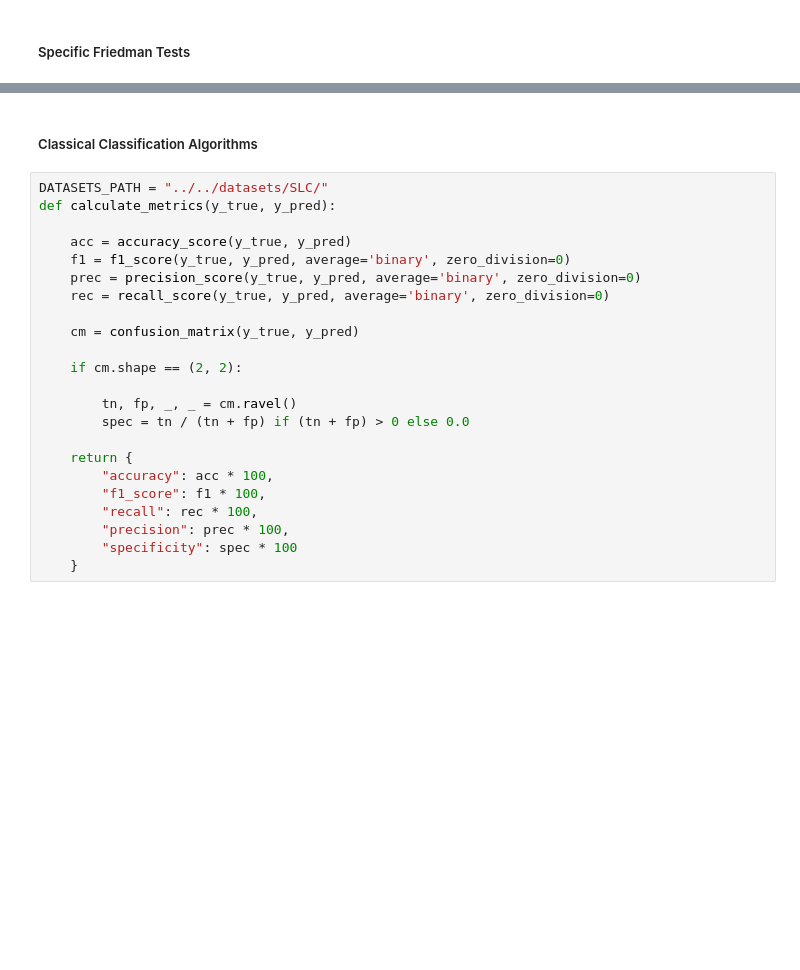
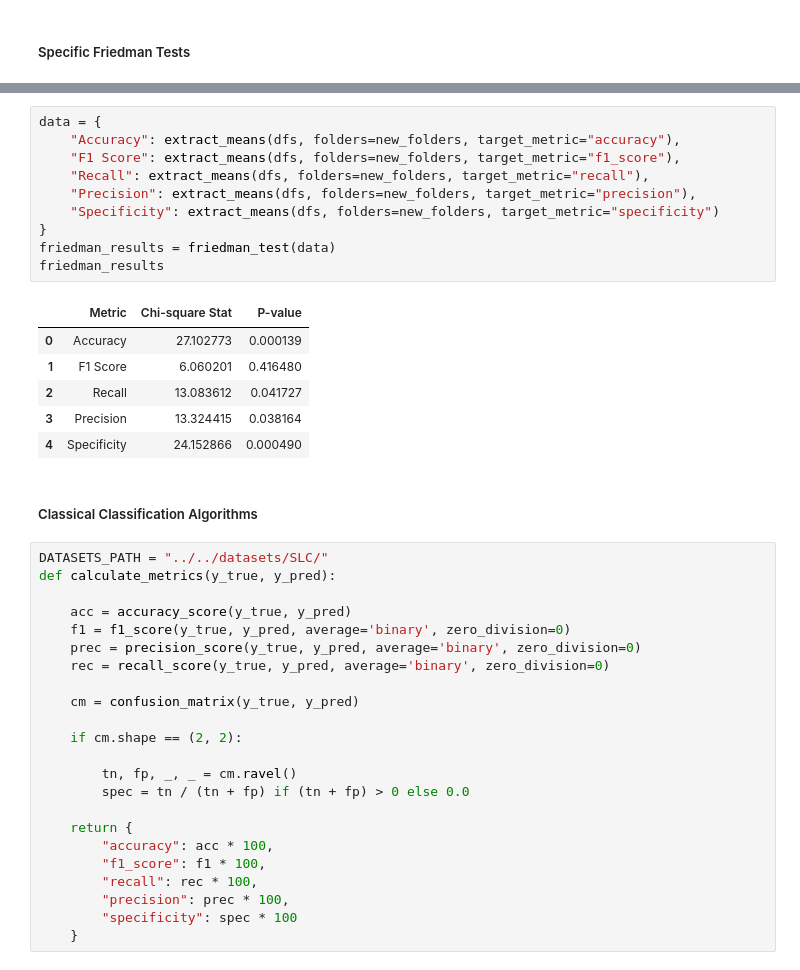
Before and after one commit to AdelCSE/Ant-Miner, a Jupyter notebook: src/notebooks/results_aggregation_2.ipynb, the cells around one changed output, grey strips where cells are left out. Saved outputs shown, nothing was run; the diff lists cells and outputs as text; blank space fills up the shorter version.

```diff
--- a/src/notebooks/results_aggregation_2.ipynb
+++ b/src/notebooks/results_aggregation_2.ipynb
@@ -575,3 +593,20 @@ specific
+# %%
+data = {
+    "Accuracy": extract_means(dfs, folders=new_folders, target_metric="accuracy"),
+    "F1 Score": extract_means(dfs, folders=new_folders, target_metric="f1_score"),
+    "Recall": extract_means(dfs, folders=new_folders, target_metric="recall"),
+    "Precision": extract_means(dfs, folders=new_folders, target_metric="precision"),
+    "Specificity": extract_means(dfs, folders=new_folders, target_metric="specificity")
+}
+friedman_results = friedman_test(data)
+friedman_results
+# %% [output]
+|  | Metric | Chi-square Stat | P-value |
+| 0 | Accuracy | 27.102773 | 0.000139 |
+| 1 | F1 Score | 6.060201 | 0.416480 |
+| 2 | Recall | 13.083612 | 0.041727 |
+| 3 | Precision | 13.324415 | 0.038164 |
+| 4 | Specificity | 24.152866 | 0.000490 |
 # %% [markdown]
 ##### Classical Classification Algorithms
 # %%
```
Also changed, not shown: parts of 2 cells of this notebook, 4 other files.
